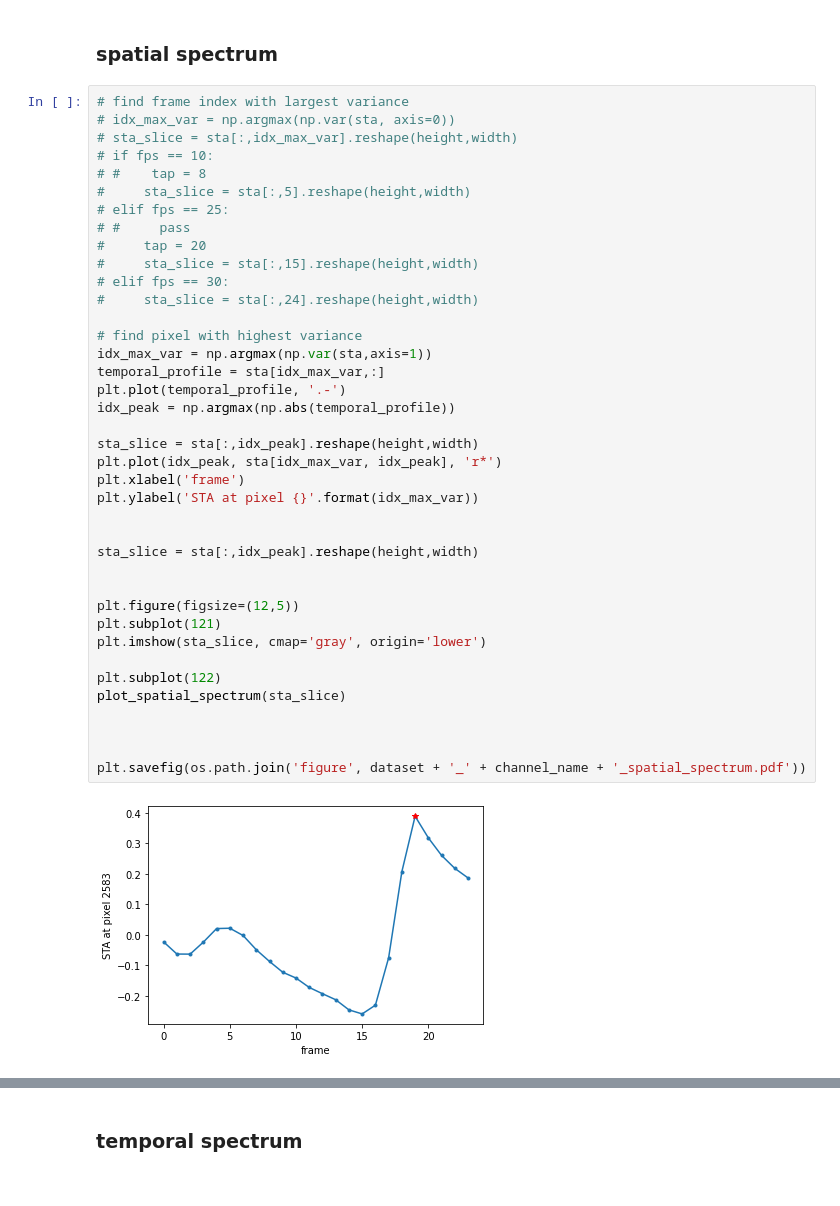
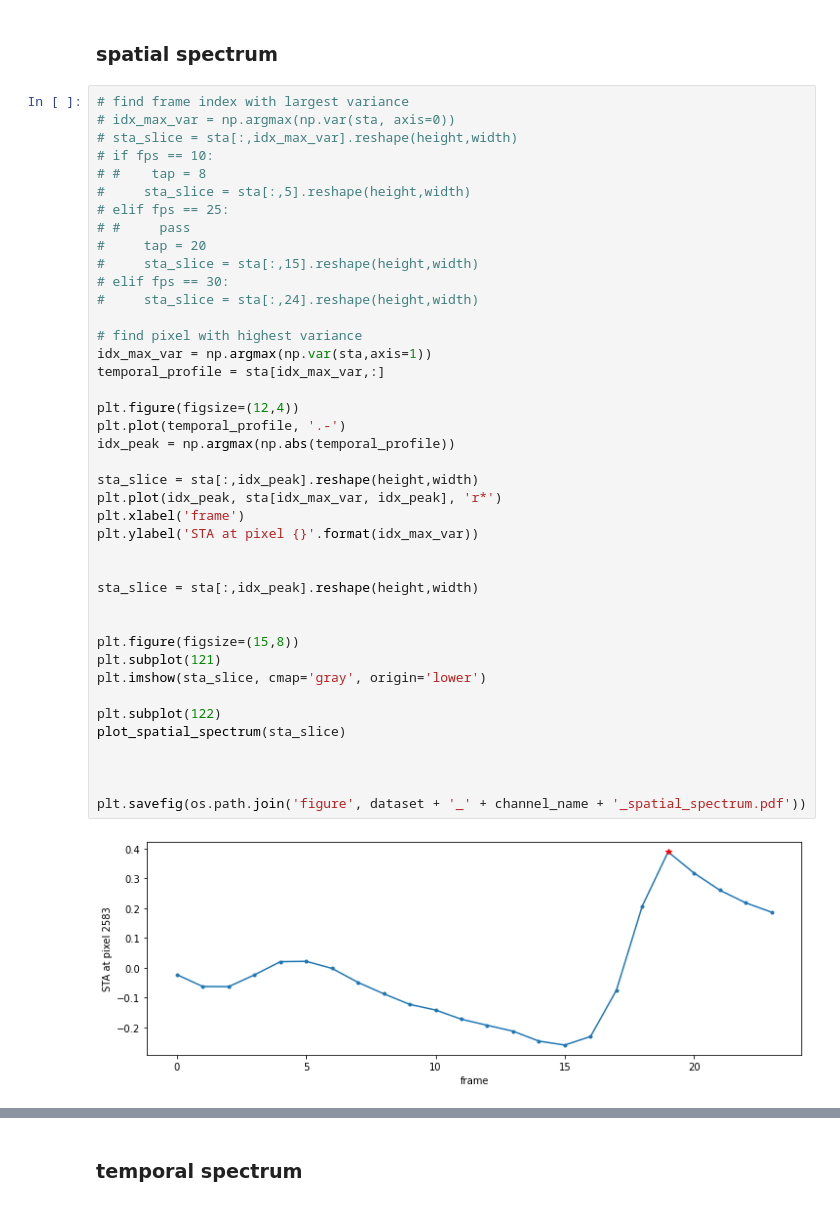
Before and after one commit to ys7yoo/retina_info, a Jupyter notebook: run_sta_with_spatio_temporal_spectrum.ipynb, the cells around one changed output, grey strips where cells are left out. Saved outputs shown, nothing was run; the diff lists cells and outputs as text.

Commit message:
increased figure size

```diff
--- a/run_sta_with_spatio_temporal_spectrum.ipynb
+++ b/run_sta_with_spatio_temporal_spectrum.ipynb
@@ -471,32 +471,34 @@ peak-to-peak diff. = 0.66
 #     tap = 20
 #     sta_slice = sta[:,15].reshape(height,width)
 # elif fps == 30:
 #     sta_slice = sta[:,24].reshape(height,width)
 
 # find pixel with highest variance
 idx_max_var = np.argmax(np.var(sta,axis=1))
 temporal_profile = sta[idx_max_var,:]
+
+plt.figure(figsize=(12,4))
 plt.plot(temporal_profile, '.-')
 idx_peak = np.argmax(np.abs(temporal_profile))
 
 sta_slice = sta[:,idx_peak].reshape(height,width)
 plt.plot(idx_peak, sta[idx_max_var, idx_peak], 'r*')
 plt.xlabel('frame')
 plt.ylabel('STA at pixel {}'.format(idx_max_var))
 
 
 sta_slice = sta[:,idx_peak].reshape(height,width)
 
 
-plt.figure(figsize=(12,5))
+plt.figure(figsize=(15,8))
 plt.subplot(121)
 plt.imshow(sta_slice, cmap='gray', origin='lower')
 
 plt.subplot(122)
 plot_spatial_spectrum(sta_slice)
 
 
 
 plt.savefig(os.path.join('figure', dataset + '_' + channel_name + '_spatial_spectrum.pdf'))
 # %% [output]
-[figure, old version]
+[figure, new version]
```
Also changed, not shown: parts of 1 cell of this notebook.
